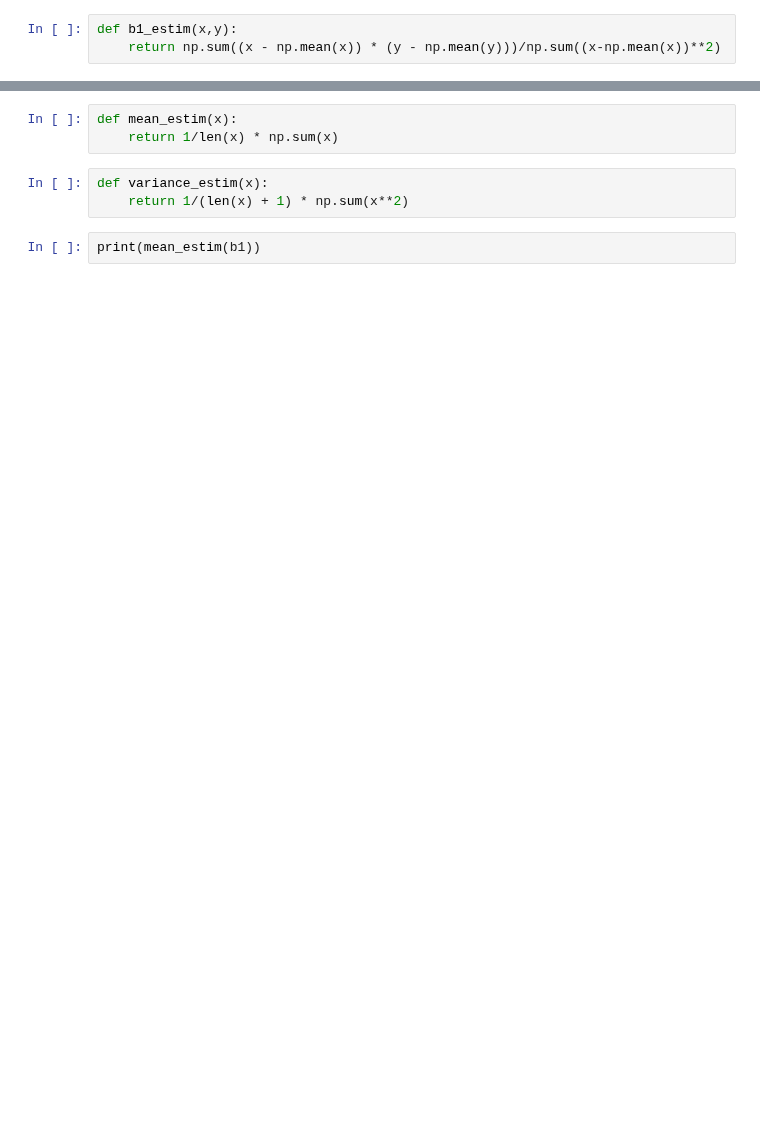
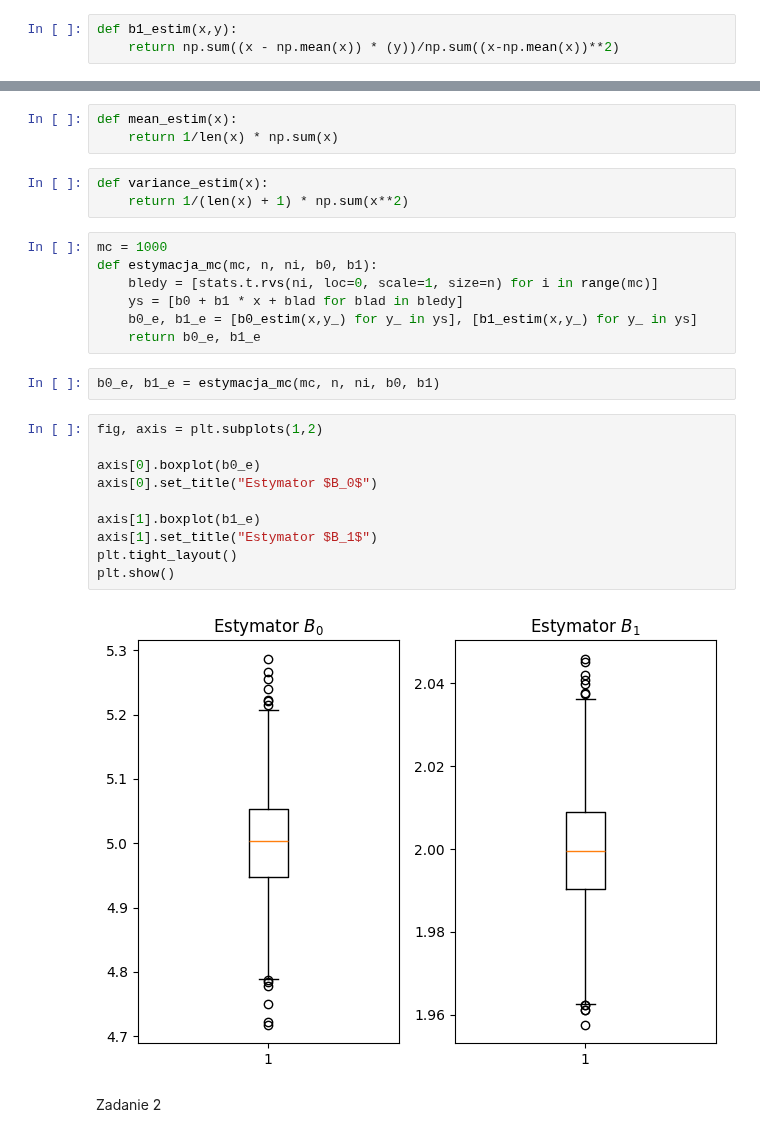
Before and after one commit to rafglo/Computer-Analysis-of-Time-Series, a Jupyter notebook: lista2.ipynb, the cells around one changed output, grey strips where cells are left out. Saved outputs shown, nothing was run; the diff lists cells and outputs as text; blank space fills up the shorter version.

```diff
--- a/lista2.ipynb
+++ b/lista2.ipynb
@@ -41,6 +41,6 @@ plt.show()
 # %%
 def b1_estim(x,y):
-    return np.sum((x - np.mean(x)) * (y - np.mean(y)))/np.sum((x-np.mean(x))**2)
+    return np.sum((x - np.mean(x)) * (y))/np.sum((x-np.mean(x))**2)
 # %%
 def b0_estim(x,y):
     return np.mean(y) - b1_estim(x,y) * np.mean(x)
@@ -56,5 +54,26 @@ def mean_estim(x):
 # %%
 def variance_estim(x):
     return 1/(len(x) + 1) * np.sum(x**2)
-# %%
-print(mean_estim(b1))
+# %%
+mc = 1000
+def estymacja_mc(mc, n, ni, b0, b1):
+    bledy = [stats.t.rvs(ni, loc=0, scale=1, size=n) for i in range(mc)]
+    ys = [b0 + b1 * x + blad for blad in bledy]
+    b0_e, b1_e = [b0_estim(x,y_) for y_ in ys], [b1_estim(x,y_) for y_ in ys]
+    return b0_e, b1_e
+# %%
+b0_e, b1_e = estymacja_mc(mc, n, ni, b0, b1)
+# %%
+fig, axis = plt.subplots(1,2)
+
+axis[0].boxplot(b0_e)
+axis[0].set_title("Estymator $B_0$")
+
+axis[1].boxplot(b1_e)
+axis[1].set_title("Estymator $B_1$")
+plt.tight_layout()
+plt.show()
+# %% [output]
+[figure, added]
+# %% [markdown]
+Zadanie 2
```
Also changed, not shown: parts of 3 cells of this notebook.
